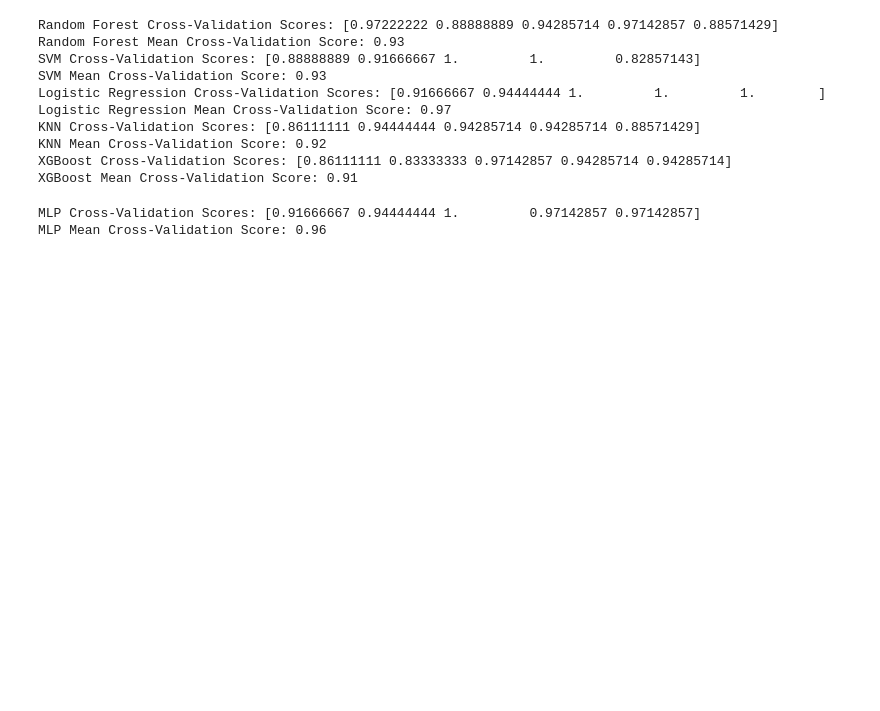
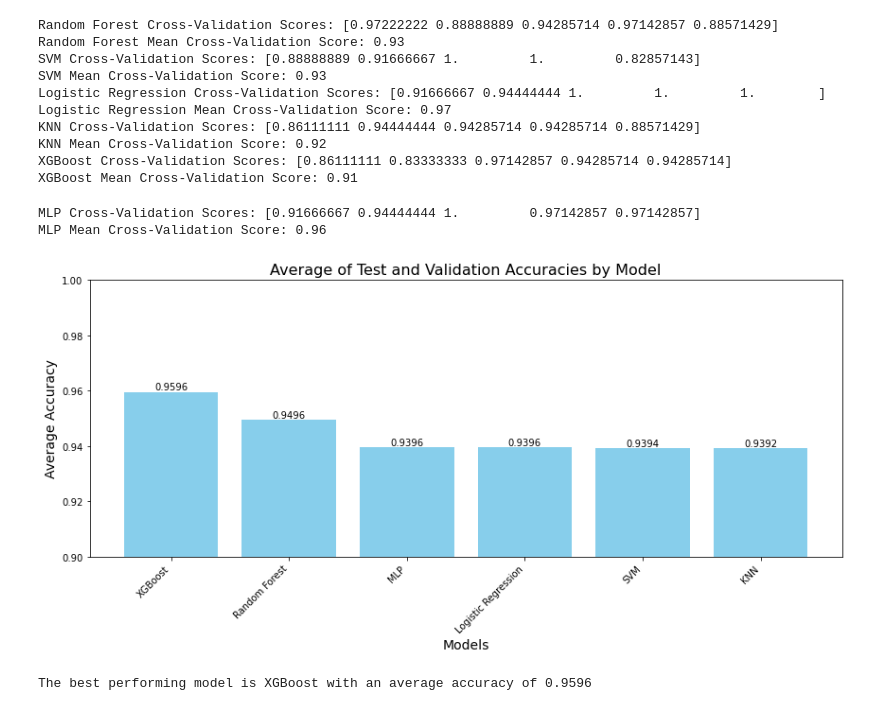
Before and after one commit to pritambera2000/BU_Bioinformatics, a Jupyter notebook: Notebooks/Cancer/Colorectal/colorectal_deg_feature_selection_lfc_oversampling_ReliefF_final.ipynb, the cells around one changed output. Saved outputs shown, nothing was run; the diff lists cells and outputs as text; code cells hidden in the pictures; blank space fills up the shorter version.

```diff
--- a/Notebooks/Cancer/Colorectal/colorectal_deg_feature_selection_lfc_oversampling_ReliefF_final.ipynb
+++ b/Notebooks/Cancer/Colorectal/colorectal_deg_feature_selection_lfc_oversampling_ReliefF_final.ipynb
@@ -1012,3 +985,45 @@ XGBoost Cross-Validation Scores: [0.86111111 0.83333333 0.97142857 0.94285714 0.
 XGBoost Mean Cross-Validation Score: 0.91
 MLP Cross-Validation Scores: [0.91666667 0.94444444 1.         0.97142857 0.97142857]
 MLP Mean Cross-Validation Score: 0.96
+# %%
+import matplotlib.pyplot as plt
+import numpy as np
+
+# Calculate average accuracies
+models = ['Random Forest', 'SVM', 'Logistic Regression', 'KNN', 'XGBoost', 'MLP']
+test_accuracies = [accuracy_rf, accuracy_svm, accuracy_lr, accuracy_knn, accuracy_xgb, accuracy_mlp]
+val_accuracies = [accuracy_val_rf, accuracy_val_svm, accuracy_val_lr, accuracy_val_knn, accuracy_val_xgb, accuracy_val_mlp]
+
+avg_accuracies = [(test + val) / 2 for test, val in zip(test_accuracies, val_accuracies)]
+
+# Sort models by average accuracy
+sorted_indices = np.argsort(avg_accuracies)[::-1]
+sorted_models = [models[i] for i in sorted_indices]
+sorted_avg_accuracies = [avg_accuracies[i] for i in sorted_indices]
+
+# Create the plot
+plt.figure(figsize=(12, 6))
+bars = plt.bar(sorted_models, sorted_avg_accuracies, color='skyblue')
+plt.title('Average of Test and Validation Accuracies by Model', fontsize=16)
+plt.xlabel('Models', fontsize=14)
+plt.ylabel('Average Accuracy', fontsize=14)
+plt.ylim(0.9, 1.0)  # Adjust this range if needed
+
+# Add value labels on top of each bar
+for bar in bars:
+    height = bar.get_height()
+    plt.text(bar.get_x() + bar.get_width()/2., height,
+             f'{height:.4f}',
+             ha='center', va='bottom')
+
+plt.xticks(rotation=45, ha='right')
+plt.tight_layout()
+plt.show()
+
+# Print the best performing model
+best_model = sorted_models[0]
+best_accuracy = sorted_avg_accuracies[0]
+print(f"The best performing model is {best_model} with an average accuracy of {best_accuracy:.4f}")
+# %% [output]
+[figure, added]
+The best performing model is XGBoost with an average accuracy of 0.9596
```
Also changed, not shown: parts of 6 cells of this notebook.
